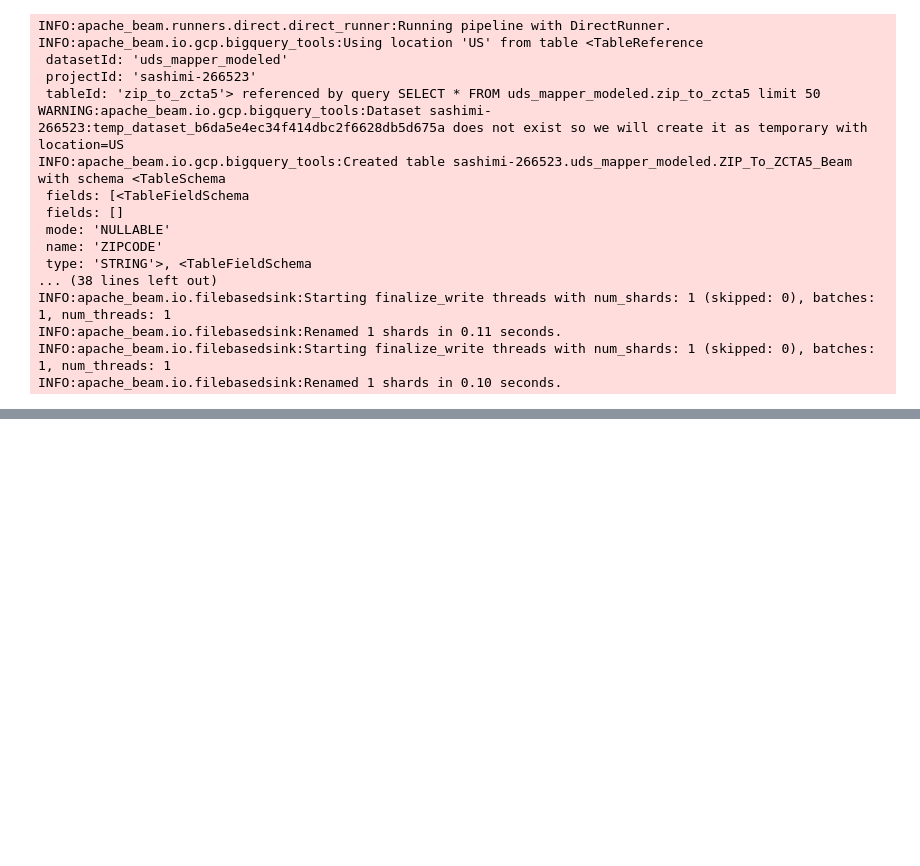
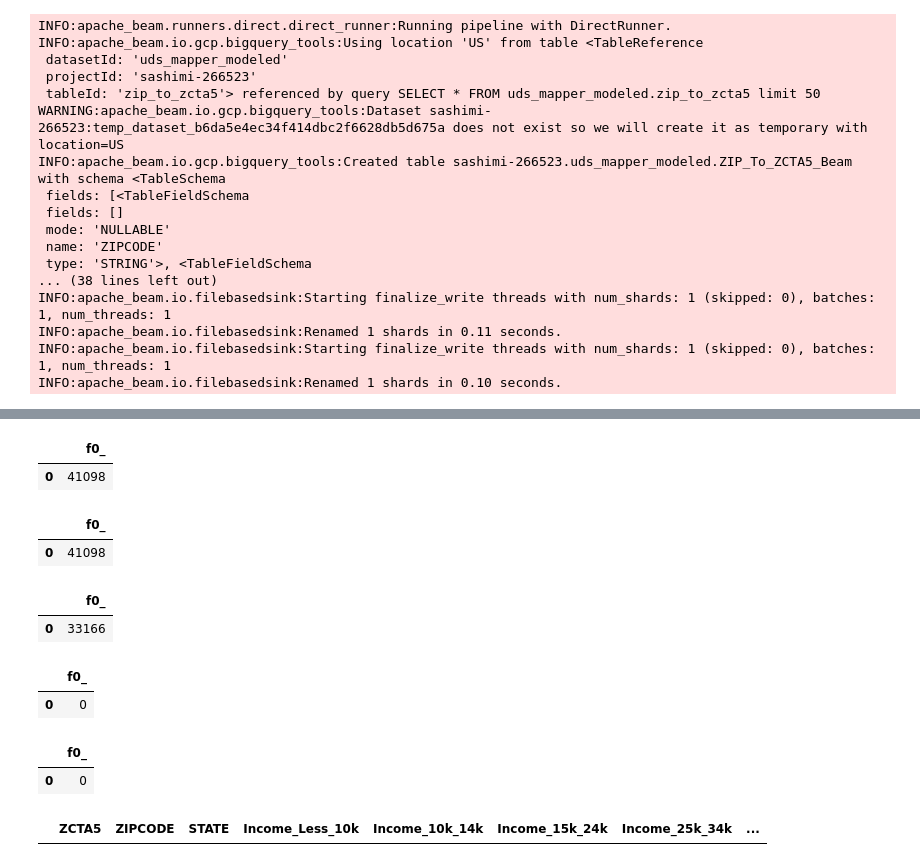
Before and after one commit to xindixu/US-demographic-analysis, a Jupyter notebook: secondary-data/uds_mapper_modeled.ipynb, the cells around one changed output, grey strips where cells are left out. Cells and saved outputs as stored; diff of their text form; code cells hidden in the pictures; blank space fills up the shorter version.

```diff
--- a/secondary-data/uds_mapper_modeled.ipynb
+++ b/secondary-data/uds_mapper_modeled.ipynb
@@ -98,0 +110,21 @@ INFO:apache_beam.io.filebasedsink:Renamed 1 shards in 0.10 seconds.
+# %%
+%%bigquery
+select count(distinct ZIPCODE)
+from uds_mapper_modeled.ZIP_To_ZCTA5_Beam_DF
+# %% [output]
+|  | f0_ |
+| 0 | 41098 |
+# %%
+%%bigquery
+select count(ZCTA5)
+from uds_mapper_modeled.ZIP_To_ZCTA5_Beam_DF
+# %% [output]
+|  | f0_ |
+| 0 | 41098 |
+# %%
+%%bigquery
+select count(distinct ZCTA5)
+from uds_mapper_modeled.ZIP_To_ZCTA5_Beam_DF
+# %% [output]
+|  | f0_ |
+| 0 | 33166 |
@@ -98,0 +135,14 @@ INFO:apache_beam.io.filebasedsink:Renamed 1 shards in 0.10 seconds.
+# %%
+%%bigquery
+select count(*) from `uds_mapper_modeled.ZIP_To_ZCTA5_Beam_DF`
+where length(ZIPCODE) < 5
+# %% [output]
+|  | f0_ |
+| 0 | 0 |
+# %%
+%%bigquery
+select count(*) from `uds_mapper_modeled.ZIP_To_ZCTA5_Beam_DF`
+where length(ZCTA5) < 5
+# %% [output]
+|  | f0_ |
+| 0 | 0 |
@@ -98,0 +152,9 @@ INFO:apache_beam.io.filebasedsink:Renamed 1 shards in 0.10 seconds.
+# %%
+%%bigquery
+select *
+from `uds_mapper_modeled.ZIP_To_ZCTA5_Beam_DF` m
+left join `acs_2018_modeled.Income_Beam_DF` i
+using(ZCTA5)
+where m.ZCTA5 is null
+# %% [output]
+|  | ZCTA5 | ZIPCODE | STATE | Income_Less_10k | Income_10k_14k | Income_15k_24k | Income_25k_34k | ... |
```
Also changed, not shown: parts of 6 cells of this notebook, 2 other files.
